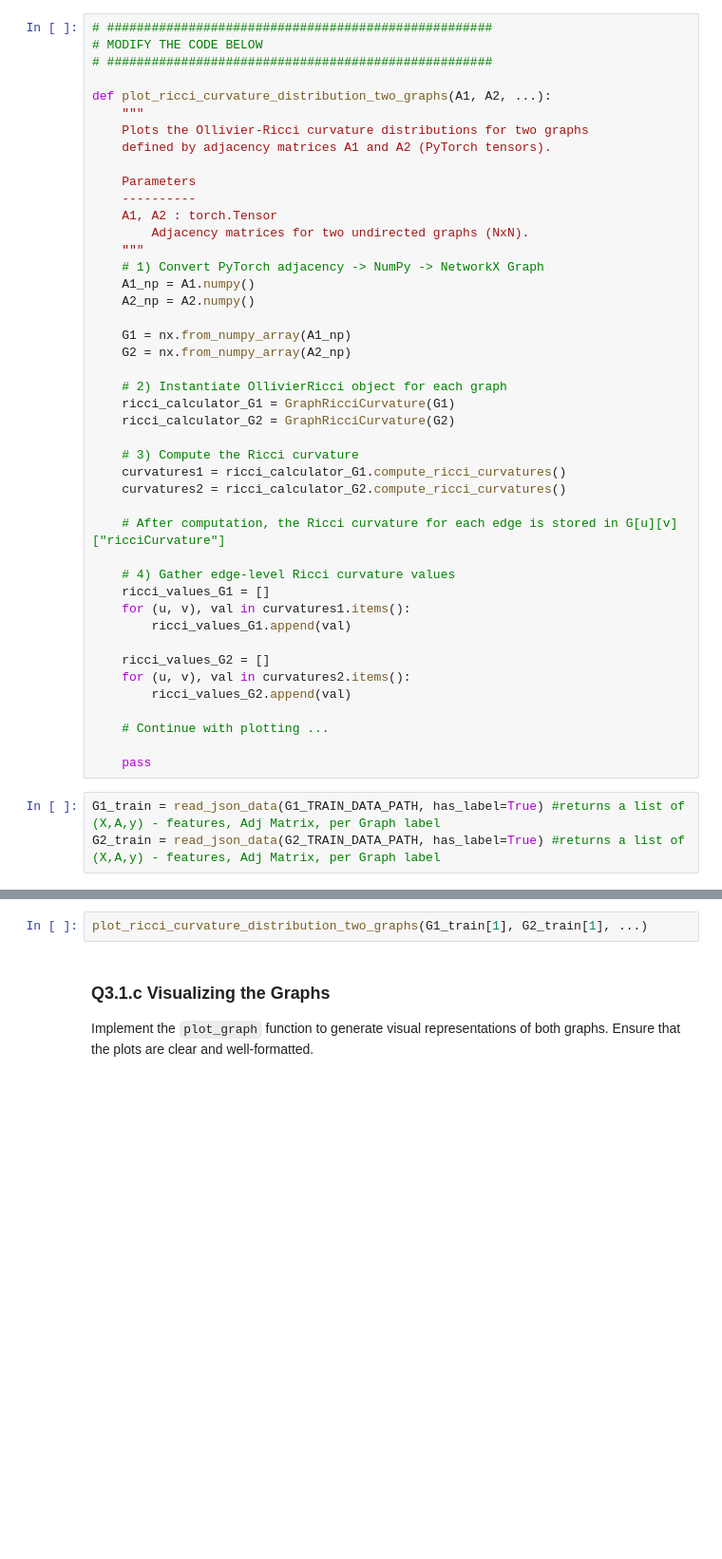
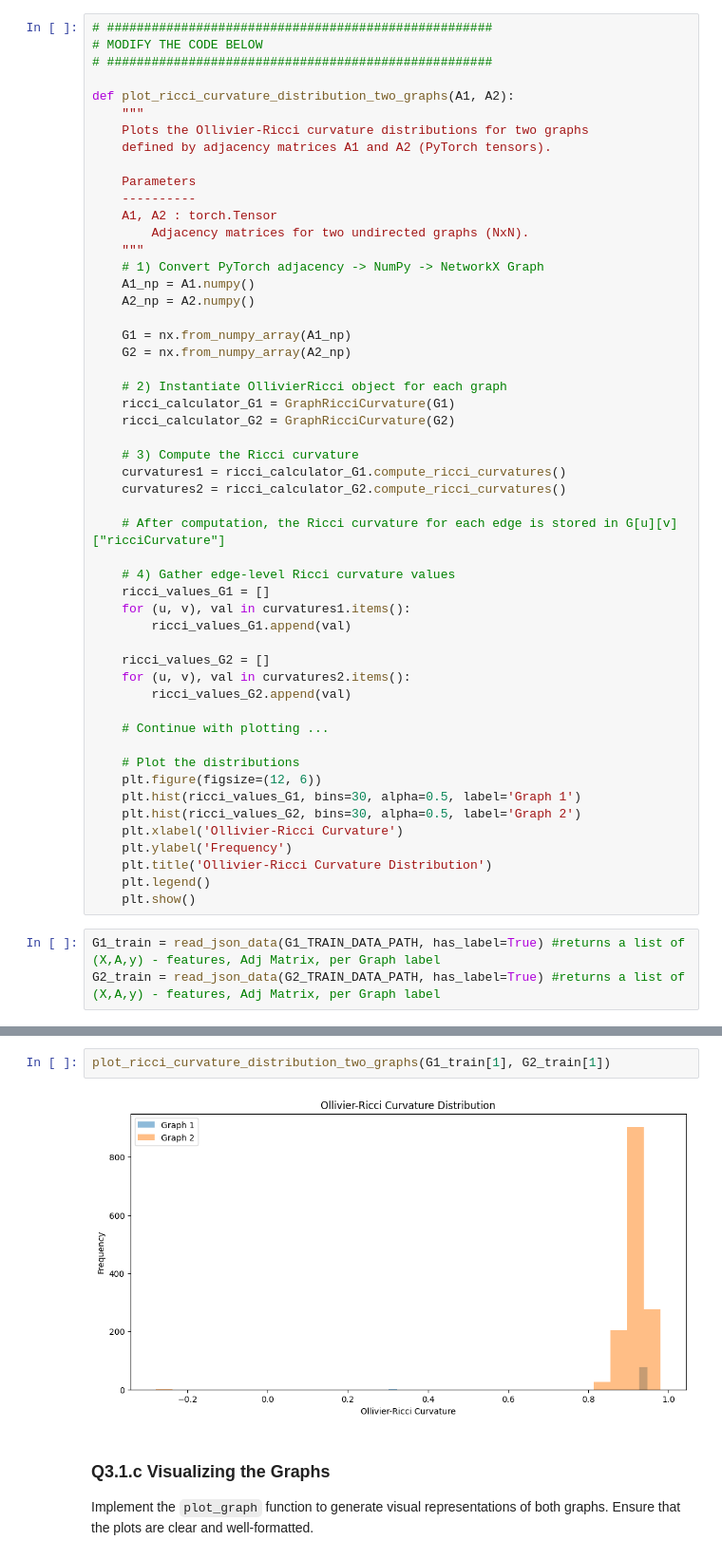
Before and after one commit to StevenChenWaiHo/Graph-Neural-Network, a Jupyter notebook: dgl_2425_cw1/q3_topology.ipynb, the cells around one changed output, grey strips where cells are left out. Shown at 95% size. Saved outputs shown, nothing was run; the diff lists cells and outputs as text; blank space fills up the shorter version.

```diff
--- a/dgl_2425_cw1/q3_topology.ipynb
+++ b/dgl_2425_cw1/q3_topology.ipynb
@@ -143,7 +153,7 @@ def plot_betweenness_distribution_two_graphs(A1, A2):
 # MODIFY THE CODE BELOW
 # ####################################################
 
-def plot_ricci_curvature_distribution_two_graphs(A1, A2, ...):
+def plot_ricci_curvature_distribution_two_graphs(A1, A2):
     """
     Plots the Ollivier-Ricci curvature distributions for two graphs
     defined by adjacency matrices A1 and A2 (PyTorch tensors).
@@ -181,7 +191,15 @@ def plot_ricci_curvature_distribution_two_graphs(A1, A2, ...):
 
     # Continue with plotting ...
 
-    pass
+    # Plot the distributions
+    plt.figure(figsize=(12, 6))
+    plt.hist(ricci_values_G1, bins=30, alpha=0.5, label='Graph 1')
+    plt.hist(ricci_values_G2, bins=30, alpha=0.5, label='Graph 2')
+    plt.xlabel('Ollivier-Ricci Curvature')
+    plt.ylabel('Frequency')
+    plt.title('Ollivier-Ricci Curvature Distribution')
+    plt.legend()
+    plt.show()
 # %%
 G1_train = read_json_data(G1_TRAIN_DATA_PATH, has_label=True) #returns a list of (X,A,y) - features, Adj Matrix, per Graph label
 G2_train = read_json_data(G2_TRAIN_DATA_PATH, has_label=True) #returns a list of (X,A,y) - features, Adj Matrix, per Graph label
@@ -192,5 +214,7 @@ plot_betweenness_distribution_two_graphs(G1_train[1], G2_train[1], ...)
 # %%
-plot_ricci_curvature_distribution_two_graphs(G1_train[1], G2_train[1], ...)
+plot_ricci_curvature_distribution_two_graphs(G1_train[1], G2_train[1])
+# %% [output]
+[figure, added]
 # %% [markdown]
 ### Q3.1.c Visualizing the Graphs
 
```
Also changed, not shown: parts of 22 cells of this notebook.
